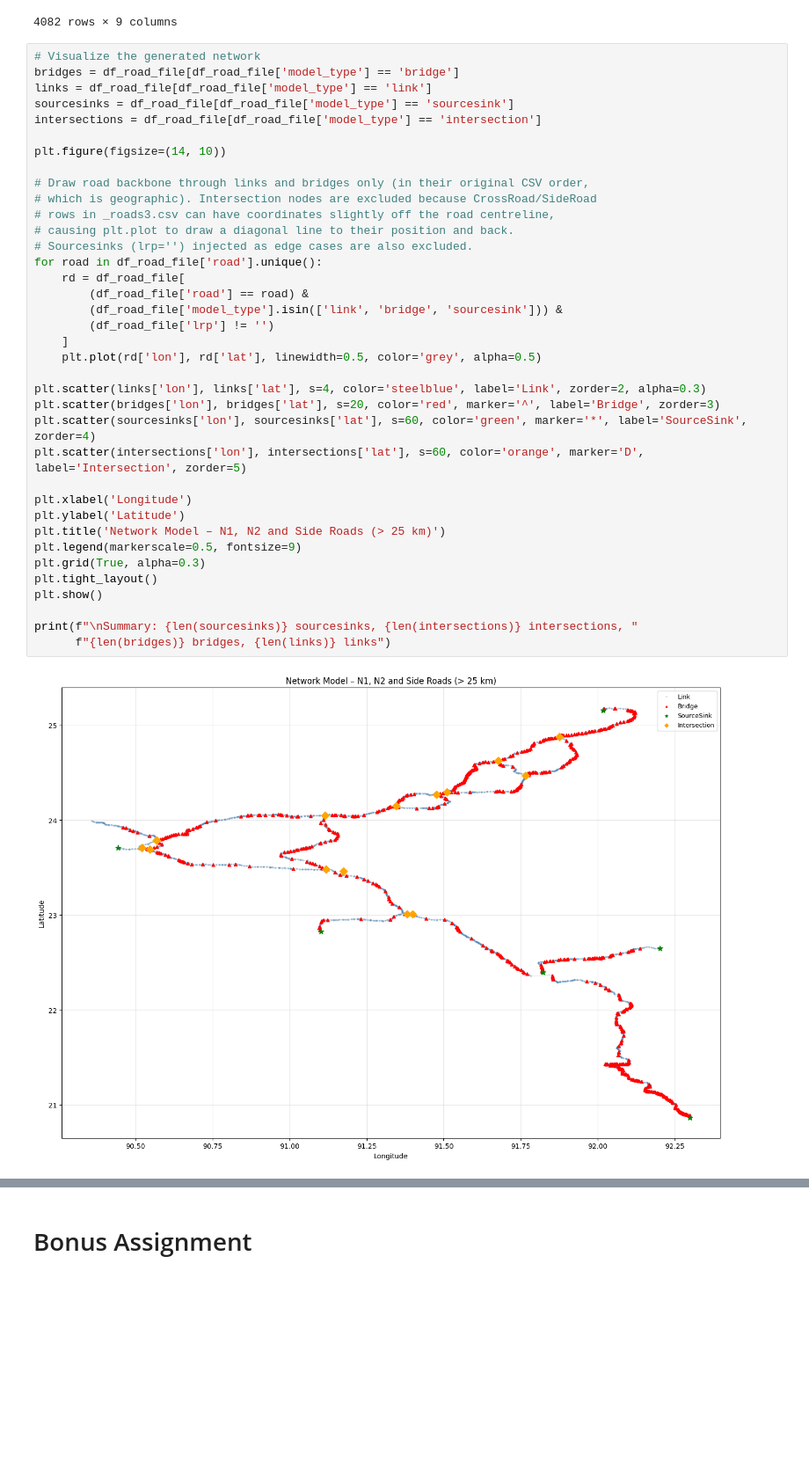
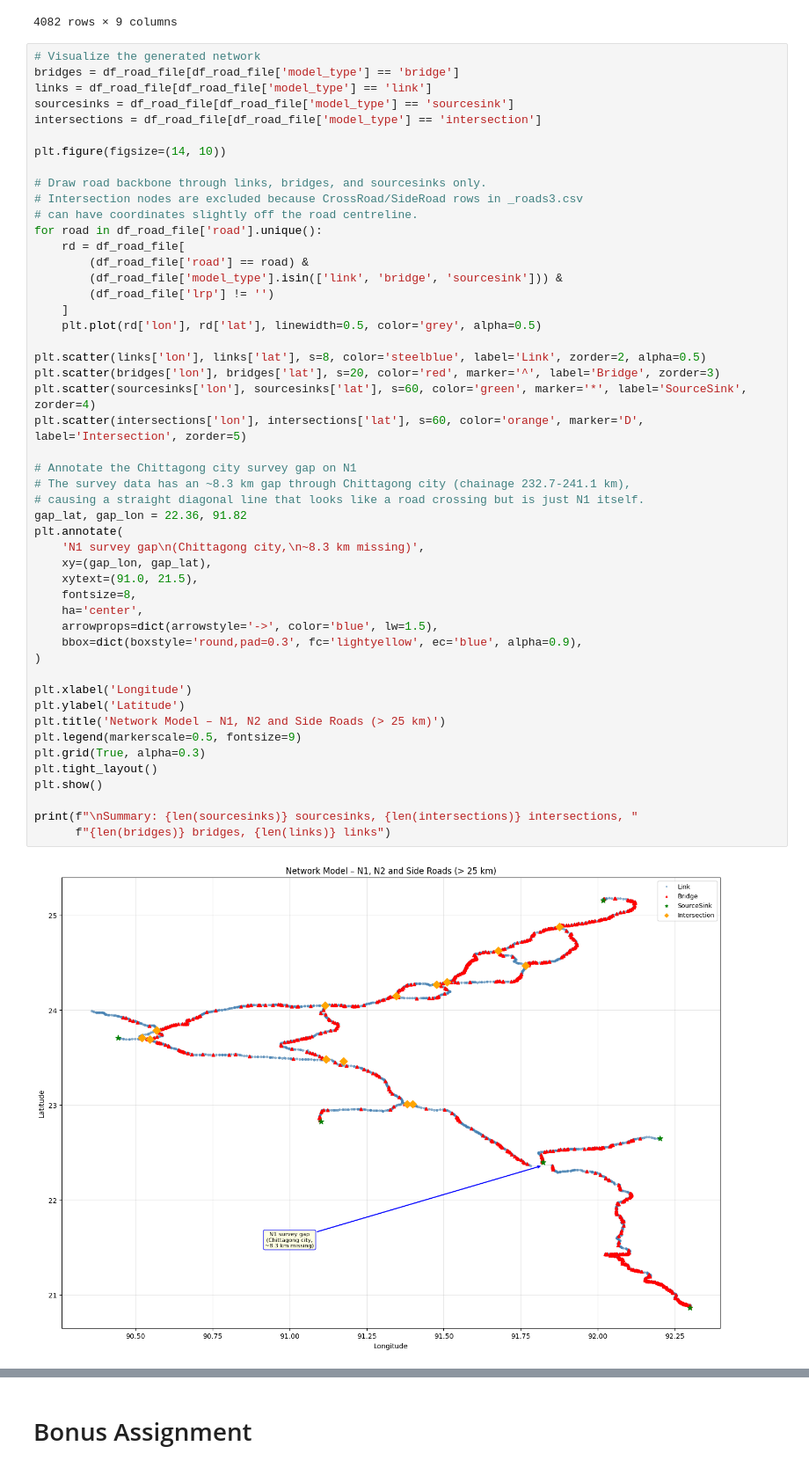
Before and after one commit to taufik-my/ASIM_Team14, a Jupyter notebook: EPA133a-G14-A3/notebook/network_data_preparation.ipynb, the cells around one changed output, grey strips where cells are left out. Shown at 88% size. Cells and saved outputs as stored; diff of their text form; blank space fills up the shorter version.

```diff
--- a/EPA133a-G14-A3/notebook/network_data_preparation.ipynb
+++ b/EPA133a-G14-A3/notebook/network_data_preparation.ipynb
@@ -549,40 +549,52 @@ Roads included: ['N1', 'N2', 'N102', 'N104', 'N105', 'N204', 'N207', 'N208', 'N1
 bridges = df_road_file[df_road_file['model_type'] == 'bridge']
 links = df_road_file[df_road_file['model_type'] == 'link']
 sourcesinks = df_road_file[df_road_file['model_type'] == 'sourcesink']
 intersections = df_road_file[df_road_file['model_type'] == 'intersection']
 
 plt.figure(figsize=(14, 10))
 
-# Draw road backbone through links and bridges only (in their original CSV order,
-# which is geographic). Intersection nodes are excluded because CrossRoad/SideRoad
-# rows in _roads3.csv can have coordinates slightly off the road centreline,
-# causing plt.plot to draw a diagonal line to their position and back.
-# Sourcesinks (lrp='') injected as edge cases are also excluded.
+# Draw road backbone through links, bridges, and sourcesinks only.
+# Intersection nodes are excluded because CrossRoad/SideRoad rows in _roads3.csv
+# can have coordinates slightly off the road centreline.
 for road in df_road_file['road'].unique():
     rd = df_road_file[
         (df_road_file['road'] == road) &
         (df_road_file['model_type'].isin(['link', 'bridge', 'sourcesink'])) &
         (df_road_file['lrp'] != '')
     ]
     plt.plot(rd['lon'], rd['lat'], linewidth=0.5, color='grey', alpha=0.5)
 
-plt.scatter(links['lon'], links['lat'], s=4, color='steelblue', label='Link', zorder=2, alpha=0.3)
+plt.scatter(links['lon'], links['lat'], s=8, color='steelblue', label='Link', zorder=2, alpha=0.5)
 plt.scatter(bridges['lon'], bridges['lat'], s=20, color='red', marker='^', label='Bridge', zorder=3)
 plt.scatter(sourcesinks['lon'], sourcesinks['lat'], s=60, color='green', marker='*', label='SourceSink', zorder=4)
 plt.scatter(intersections['lon'], intersections['lat'], s=60, color='orange', marker='D', label='Intersection', zorder=5)
+
+# Annotate the Chittagong city survey gap on N1
+# The survey data has an ~8.3 km gap through Chittagong city (chainage 232.7-241.1 km),
+# causing a straight diagonal line that looks like a road crossing but is just N1 itself.
+gap_lat, gap_lon = 22.36, 91.82
+plt.annotate(
+    'N1 survey gap\n(Chittagong city,\n~8.3 km missing)',
+    xy=(gap_lon, gap_lat),
+    xytext=(91.0, 21.5),
+    fontsize=8,
+    ha='center',
+    arrowprops=dict(arrowstyle='->', color='blue', lw=1.5),
+    bbox=dict(boxstyle='round,pad=0.3', fc='lightyellow', ec='blue', alpha=0.9),
+)
 
 plt.xlabel('Longitude')
 plt.ylabel('Latitude')
 plt.title('Network Model – N1, N2 and Side Roads (> 25 km)')
 plt.legend(markerscale=0.5, fontsize=9)
 plt.grid(True, alpha=0.3)
 plt.tight_layout()
 plt.show()
 
 print(f"\nSummary: {len(sourcesinks)} sourcesinks, {len(intersections)} intersections, "
       f"{len(bridges)} bridges, {len(links)} links")
 # %% [output]
-[figure, old version]
+[figure, new version]
 Summary: 17 sourcesinks, 26 intersections, 737 bridges, 3302 links
 # %% [markdown]
 # Bonus Assignment
```
